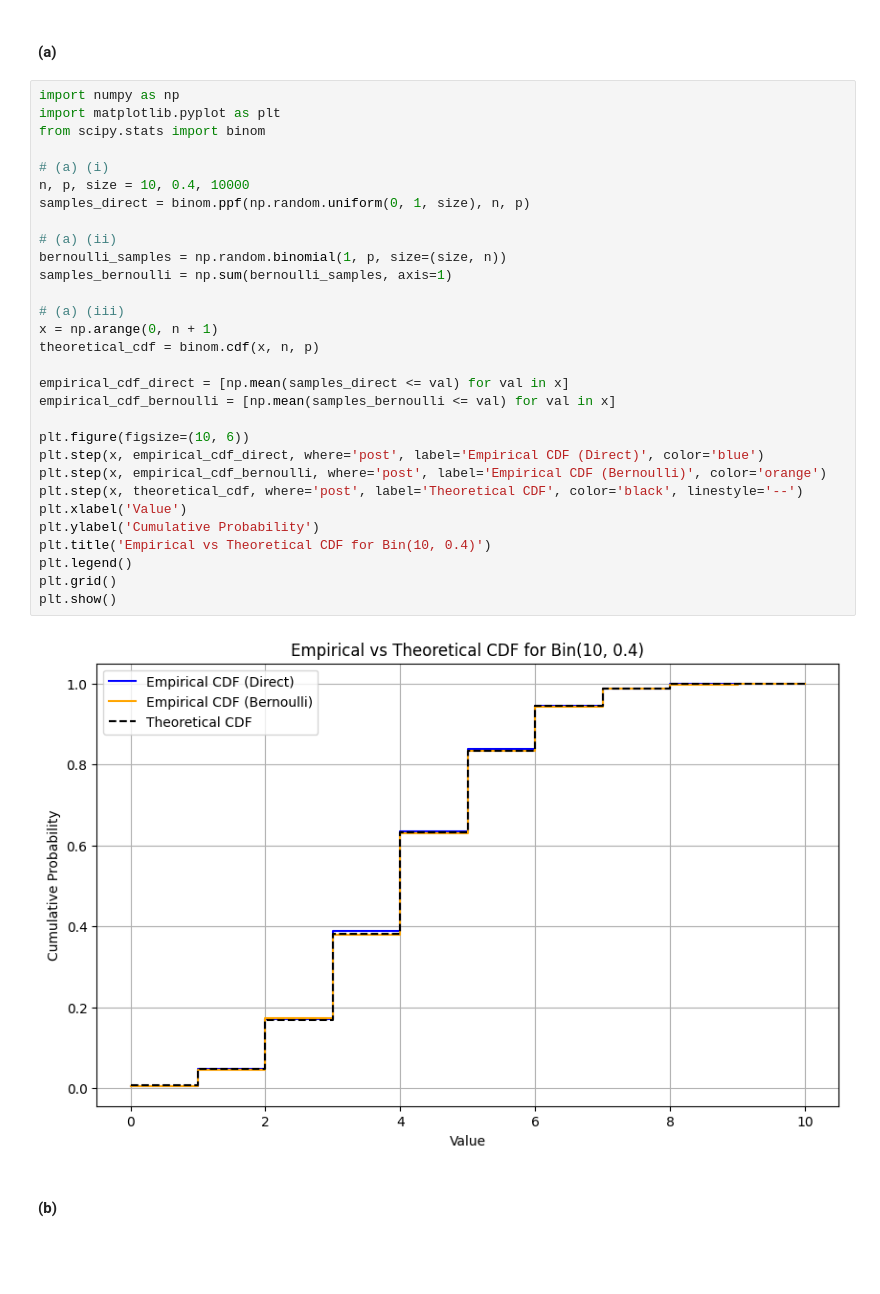
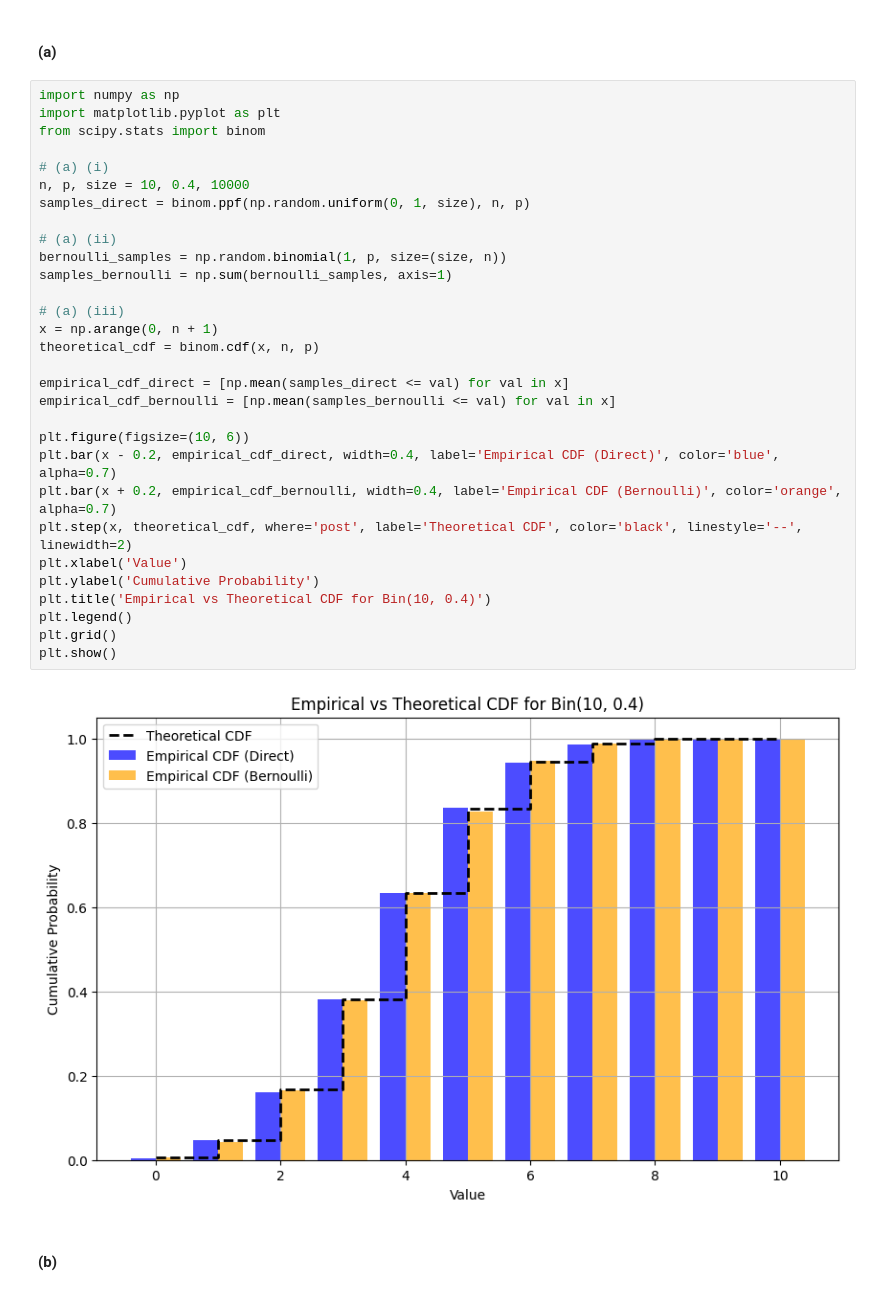
Before and after one commit to random-logic/sta141b-hw, a Jupyter notebook: HW1.ipynb, the cells around one changed output. Drawn from its saved outputs; the diff is of its cells as text; blank space fills up the shorter version.

```diff
--- a/HW1.ipynb
+++ b/HW1.ipynb
@@ -129,35 +129,35 @@ pattern_count(['ab', 'ab', 'a', 'a', 'b'], ('ab',))
 # %%
 import numpy as np
 import matplotlib.pyplot as plt
 from scipy.stats import binom
 
 # (a) (i)
 n, p, size = 10, 0.4, 10000
 samples_direct = binom.ppf(np.random.uniform(0, 1, size), n, p)
 
 # (a) (ii)
 bernoulli_samples = np.random.binomial(1, p, size=(size, n))
 samples_bernoulli = np.sum(bernoulli_samples, axis=1)
 
 # (a) (iii)
 x = np.arange(0, n + 1)
 theoretical_cdf = binom.cdf(x, n, p)
 
 empirical_cdf_direct = [np.mean(samples_direct <= val) for val in x]
 empirical_cdf_bernoulli = [np.mean(samples_bernoulli <= val) for val in x]
 
 plt.figure(figsize=(10, 6))
-plt.step(x, empirical_cdf_direct, where='post', label='Empirical CDF (Direct)', color='blue')
-plt.step(x, empirical_cdf_bernoulli, where='post', label='Empirical CDF (Bernoulli)', color='orange')
-plt.step(x, theoretical_cdf, where='post', label='Theoretical CDF', color='black', linestyle='--')
+plt.bar(x - 0.2, empirical_cdf_direct, width=0.4, label='Empirical CDF (Direct)', color='blue', alpha=0.7)
+plt.bar(x + 0.2, empirical_cdf_bernoulli, width=0.4, label='Empirical CDF (Bernoulli)', color='orange', alpha=0.7)
+plt.step(x, theoretical_cdf, where='post', label='Theoretical CDF', color='black', linestyle='--', linewidth=2)
 plt.xlabel('Value')
 plt.ylabel('Cumulative Probability')
 plt.title('Empirical vs Theoretical CDF for Bin(10, 0.4)')
 plt.legend()
 plt.grid()
 plt.show()
 # %% [output]
-[figure, old version]
+[figure, new version]
 # %% [markdown]
 #### (b)
 # %%
```
Also changed, not shown: 1 other file.
